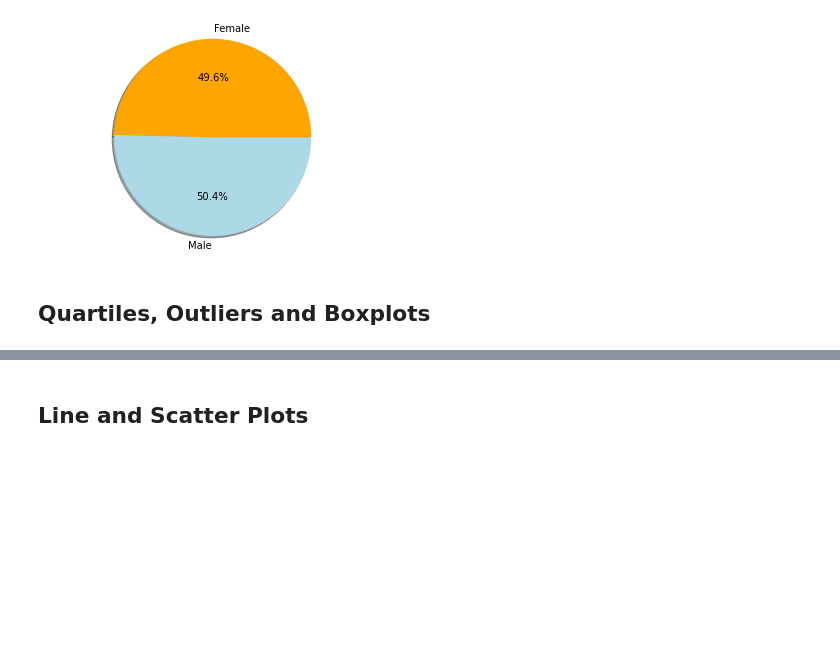
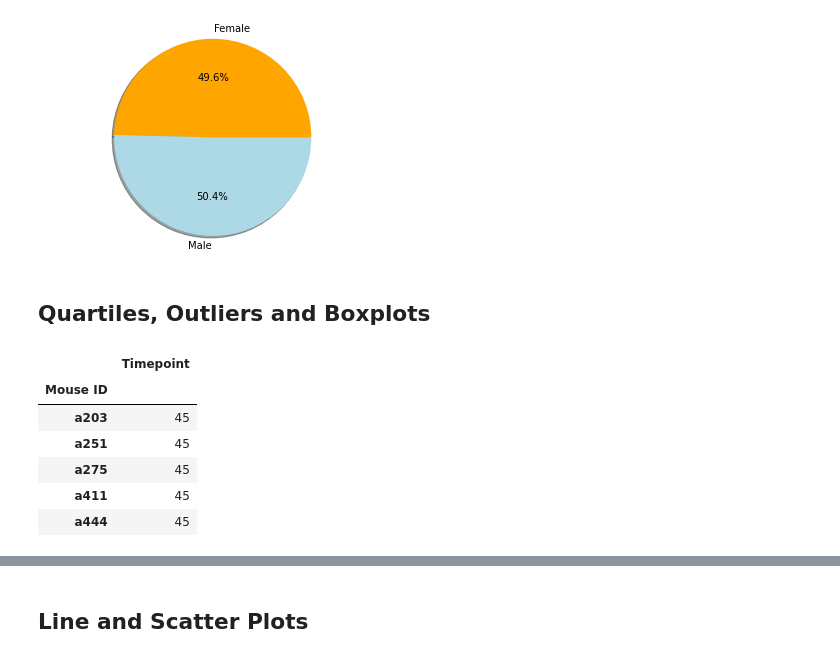
Before and after one commit to DasaSimo/Matplotlib-challenge, a Jupyter notebook: Pymaceuticals/pymaceuticals.ipynb, the cells around one changed output, grey strips where cells are left out. Drawn from its saved outputs; the diff is of its cells as text; code cells hidden in the pictures; blank space fills up the shorter version.

```diff
--- a/Pymaceuticals/pymaceuticals.ipynb
+++ b/Pymaceuticals/pymaceuticals.ipynb
@@ -330,8 +330,20 @@ plt.show()
 # %%
 # Calculate the final tumor volume of each mouse across four of the treatment regimens:
 # Capomulin, Ramicane, Infubinol, and Ceftamin
 
+drugs_data_df = reset_data.set_index("Drug Regimen")
+selected_drugs_df=drugs_data_df.loc[["Capomulin", "Ramicane", "Infubinol", "Ceftamin"]]
+
 # Start by getting the last (greatest) timepoint for each mouse
+mouse_group_df=selected_drugs_df.groupby(["Mouse ID"])
 
-
-# Merge this group df with the original dataframe to get the tumor volume at the last timepoint
+timepoint_max_df =pd.DataFrame(mouse_group_df["Timepoint"].max())
+timepoint_max_df.head()
+# %% [output]
+|  | Timepoint |
+| Mouse ID |  |
+| a203 | 45 |
+| a251 | 45 |
+| a275 | 45 |
+| a411 | 45 |
+| a444 | 45 |
```
Also changed, not shown: parts of 1 cell of this notebook.
